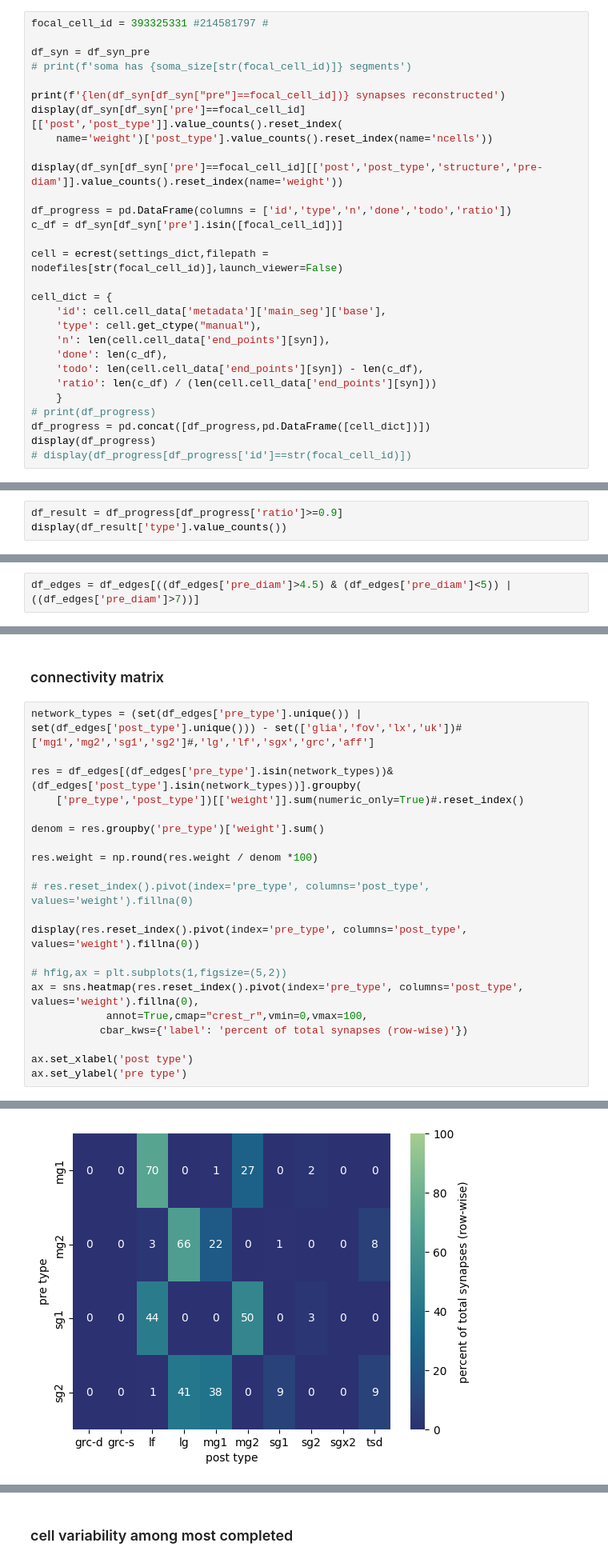
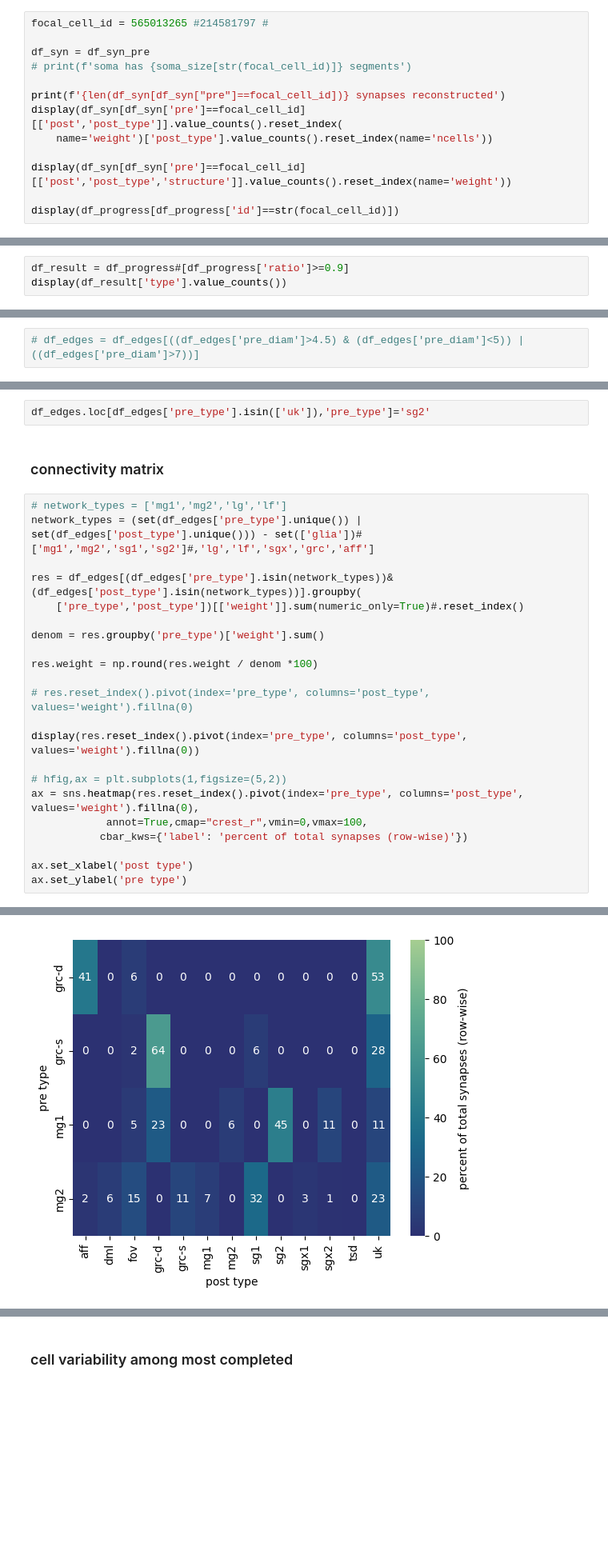
Before and after one commit to neurologic/eCREST, a Jupyter notebook: Network-Analysis.ipynb, the cells around one changed output, grey strips where cells are left out. Shown at 80% size. Saved outputs shown, nothing was run; the diff lists cells and outputs as text; blank space fills up the shorter version.

```diff
--- a/Network-Analysis.ipynb
+++ b/Network-Analysis.ipynb
@@ -246,5 +251,5 @@ df_progress[df_progress['id'].isin(df[(df['soma diam']>4.5) & (df['soma diam']<5
 # %%
-focal_cell_id = 393325331 #214581797 #
+focal_cell_id = 565013265 #214581797 #
 
 df_syn = df_syn_pre
 # print(f'soma has {soma_size[str(focal_cell_id)]} segments')
@@ -253,23 +258,7 @@ print(f'{len(df_syn[df_syn["pre"]==focal_cell_id])} synapses reconstructed')
 display(df_syn[df_syn['pre']==focal_cell_id][['post','post_type']].value_counts().reset_index(
     name='weight')['post_type'].value_counts().reset_index(name='ncells'))
 
-display(df_syn[df_syn['pre']==focal_cell_id][['post','post_type','structure','pre-diam']].value_counts().reset_index(name='weight'))
+display(df_syn[df_syn['pre']==focal_cell_id][['post','post_type','structure']].value_counts().reset_index(name='weight'))
 
-df_progress = pd.DataFrame(columns = ['id','type','n','done','todo','ratio'])
-c_df = df_syn[df_syn['pre'].isin([focal_cell_id])]
-
-cell = ecrest(settings_dict,filepath = nodefiles[str(focal_cell_id)],launch_viewer=False)
-
-cell_dict = {
-    'id': cell.cell_data['metadata']['main_seg']['base'],
-    'type': cell.get_ctype("manual"),
-    'n': len(cell.cell_data['end_points'][syn]),
-    'done': len(c_df),
-    'todo': len(cell.cell_data['end_points'][syn]) - len(c_df),
-    'ratio': len(c_df) / (len(cell.cell_data['end_points'][syn]))
-    }
-# print(df_progress)
-df_progress = pd.concat([df_progress,pd.DataFrame([cell_dict])])
-display(df_progress)
-# display(df_progress[df_progress['id']==str(focal_cell_id)])
+display(df_progress[df_progress['id']==str(focal_cell_id)])
 # %% [output]
@@ -291,6 +296,6 @@ KeyError: "['pre-diam'] not in index"
 # %% [markdown]
 ## Create edges dataframe among most completed
 # %%
-df_result = df_progress[df_progress['ratio']>=0.9]
+df_result = df_progress#[df_progress['ratio']>=0.9]
 display(df_result['type'].value_counts())
 # %% [output]
@@ -316,7 +322,7 @@ for i,r in df_edges.iterrows():
 
 df_edges.loc[:,'diam_diff'] = (df_edges['post_diam']-df_edges['pre_diam'])/df_edges['pre_diam']
 # %%
-df_edges = df_edges[((df_edges['pre_diam']>4.5) & (df_edges['pre_diam']<5)) | ((df_edges['pre_diam']>7))]
+# df_edges = df_edges[((df_edges['pre_diam']>4.5) & (df_edges['pre_diam']<5)) | ((df_edges['pre_diam']>7))]
 # %%
 # restrict to most completed synapses based on df_result above
 df_edges = df_edges[df_edges['pre'].isin([int(v) for v in df_result.id.values])]
@@ -333,7 +353,10 @@ display(df_edges[['pre','pre_type']].value_counts().reset_index(
+# %%
+df_edges.loc[df_edges['pre_type'].isin(['uk']),'pre_type']='sg2'
 # %% [markdown]
 ### connectivity matrix
 # %%
-network_types = (set(df_edges['pre_type'].unique()) | set(df_edges['post_type'].unique())) - set(['glia','fov','lx','uk'])#['mg1','mg2','sg1','sg2']#,'lg','lf','sgx','grc','aff']
+# network_types = ['mg1','mg2','lg','lf']
+network_types = (set(df_edges['pre_type'].unique()) | set(df_edges['post_type'].unique())) - set(['glia'])#['mg1','mg2','sg1','sg2']#,'lg','lf','sgx','grc','aff']
 
 res = df_edges[(df_edges['pre_type'].isin(network_types))&(df_edges['post_type'].isin(network_types))].groupby(
     ['pre_type','post_type'])[['weight']].sum(numeric_only=True)#.reset_index()
@@ -363,2 +386,2 @@ ax.set_ylabel('pre type')
 Text(50.722222222222214, 0.5, 'pre type')
-[figure, old version]
+[figure, new version]
```
Also changed, not shown: parts of 60 cells of this notebook, 6 other files.
